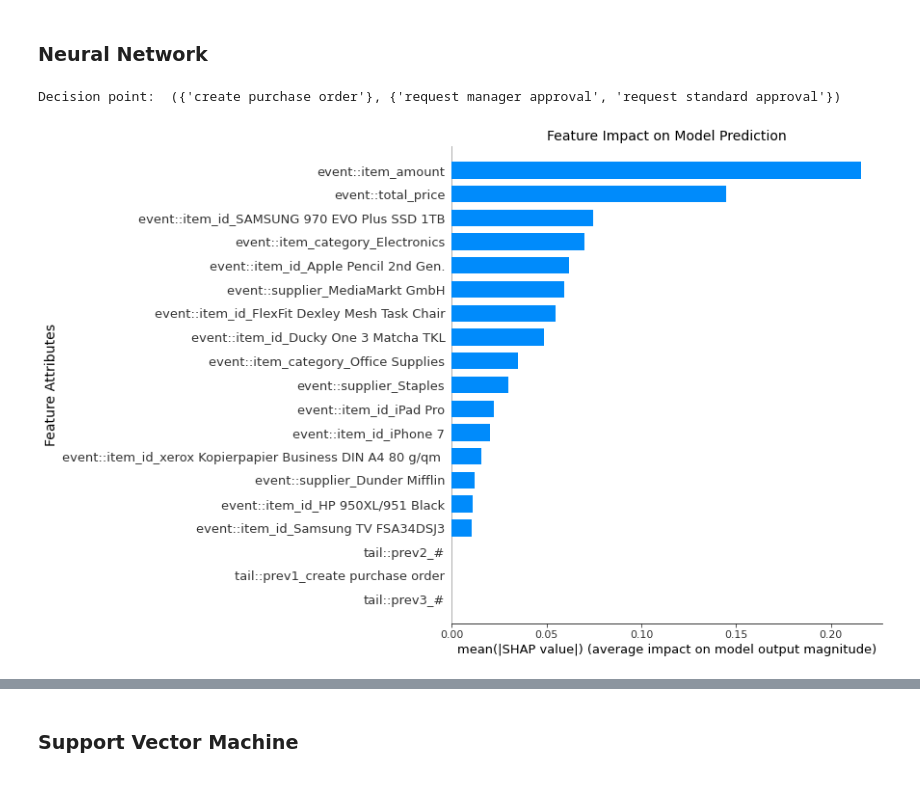
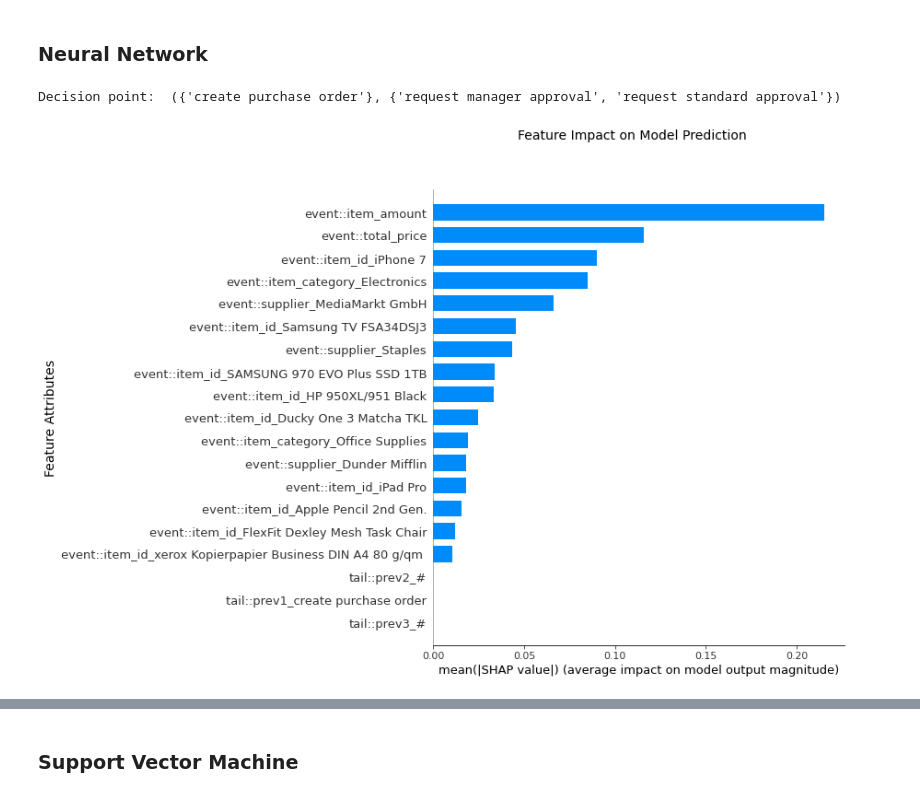
Before and after one commit to aarkue/eXdpn, a Jupyter notebook: qualitative_analysis/qualitative_analysis_base.ipynb, the cells around one changed output, grey strips where cells are left out. Saved outputs shown, nothing was run; the diff lists cells and outputs as text; code cells hidden in the pictures.

```diff
--- a/qualitative_analysis/qualitative_analysis_base.ipynb
+++ b/qualitative_analysis/qualitative_analysis_base.ipynb
@@ -90,11 +89,13 @@ Decision point:  ({'request manager approval'}, {'manager reject purchase', 'man
 # %%
 print("Decision point: ", decision_points[0])
 nn_guard = dpn_base.guard_manager_per_place[decision_points[0]].guards_list[ML_Technique.NN]
 if nn_guard.is_explainable():
-    nn_guard.get_explainable_representation()
+    # use sample of test data to speed up computation of explainable representation
+    sampled_test_data = dpn_base.guard_manager_per_place[decision_points[0]].X_test.sample(n = min(100, len(dpn_base.guard_manager_per_place[decision_points[0]].X_test)))
+    nn_guard.get_explainable_representation(sampled_test_data)
 # %% [output]
 Decision point:  ({'create purchase order'}, {'request manager approval', 'request standard approval'})
-[figure, old version]
+[figure, new version]
 # %%
 print("Decision point: ", decision_points[1])
 nn_guard = dpn_base.guard_manager_per_place[decision_points[1]].guards_list[ML_Technique.NN]
```
Also changed, not shown: parts of 15 cells of this notebook, 4 other files.
